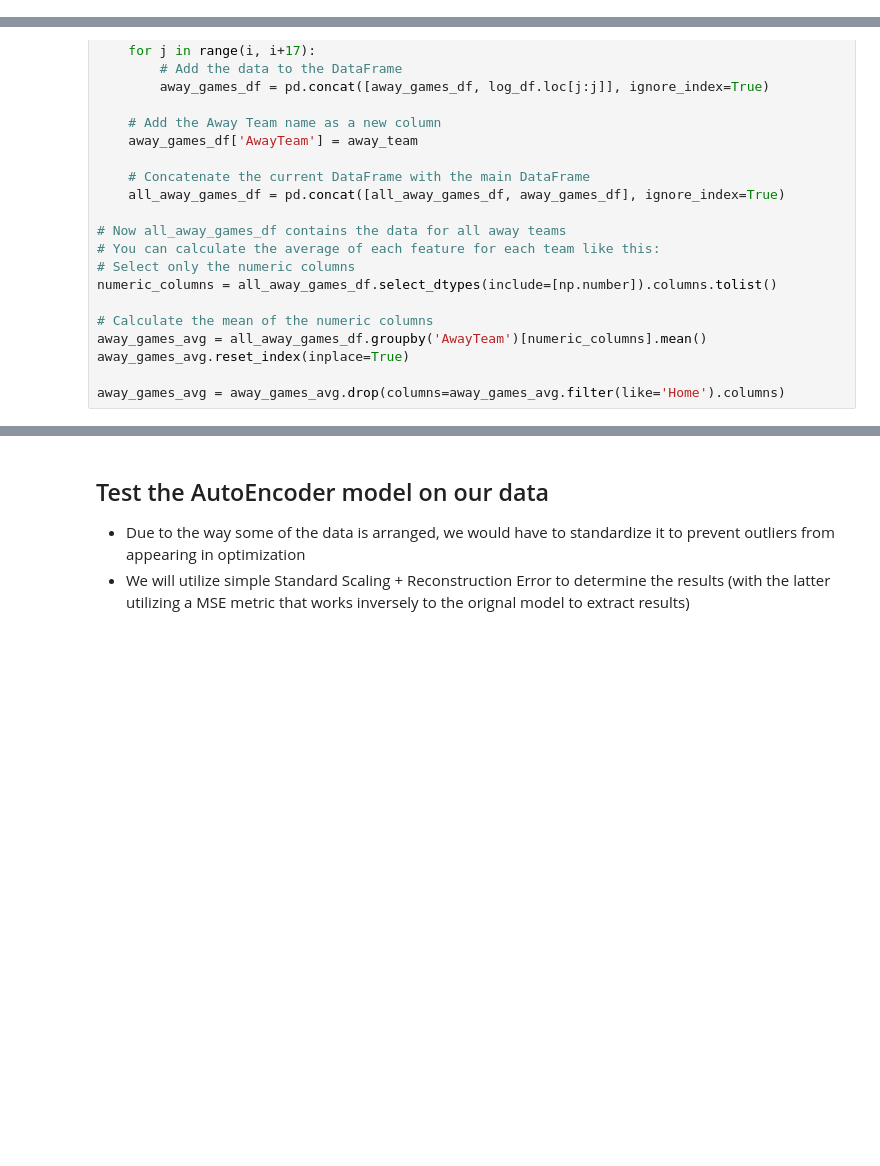
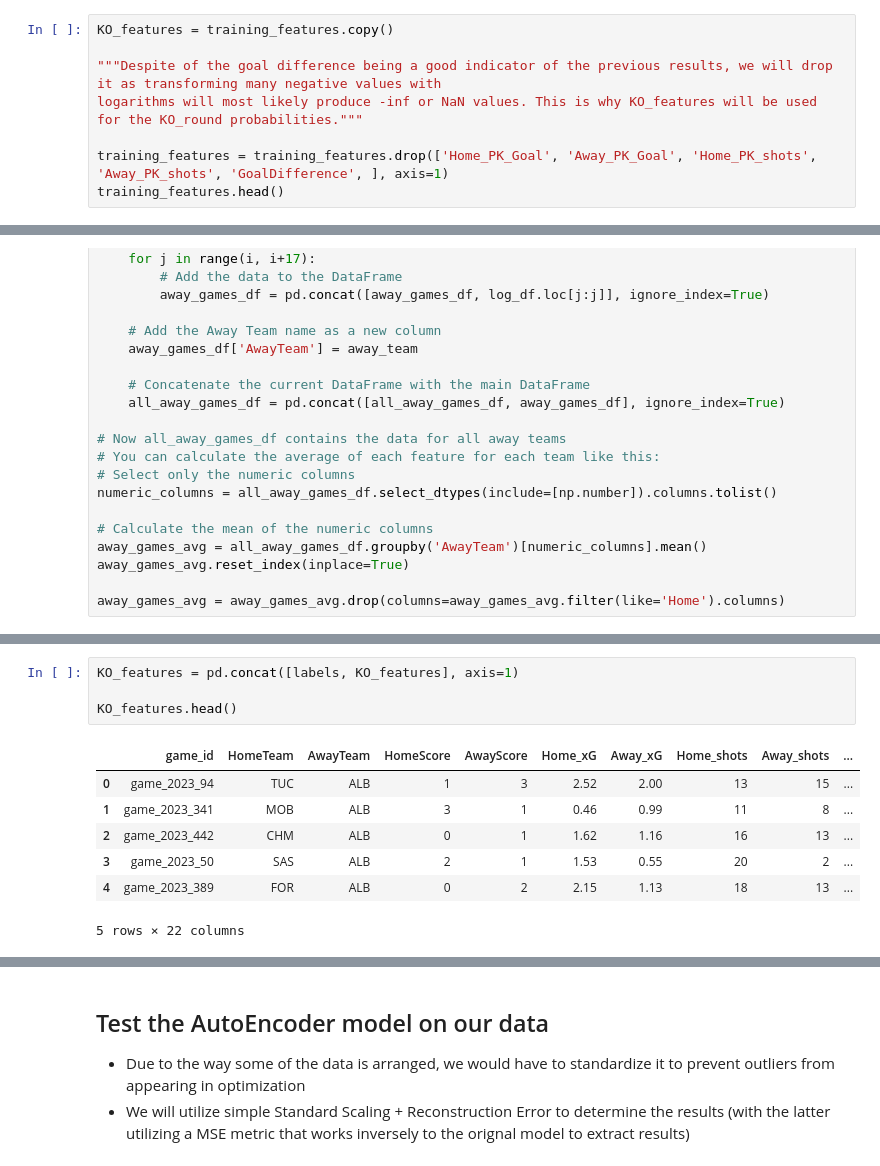
Before and after one commit to Aaryan-Patel2/SoccerPlayoffPredictions, a Jupyter notebook: main.ipynb, the cells around one changed output, grey strips where cells are left out. Cells and saved outputs as stored; diff of their text form; blank space fills up the shorter version.

```diff
--- a/main.ipynb
+++ b/main.ipynb
@@ -153,0 +148,8 @@ training_features.shape
+# %%
+KO_features = training_features.copy()
+
+"""Despite of the goal difference being a good indicator of the previous results, we will drop it as transforming many negative values with
+logarithms will most likely produce -inf or NaN values. This is why KO_features will be used for the KO_round probabilities."""
+
+training_features = training_features.drop(['Home_PK_Goal', 'Away_PK_Goal', 'Home_PK_shots', 'Away_PK_shots', 'GoalDifference', ], axis=1)
+training_features.head()
@@ -329,0 +354,12 @@ transformed_features.head()
+# %%
+KO_features = pd.concat([labels, KO_features], axis=1)
+
+KO_features.head()
+# %% [output]
+|  | game_id | HomeTeam | AwayTeam | HomeScore | AwayScore | Home_xG | Away_xG | Home_shots | Away_shots | ... |
+| 0 | game_2023_94 | TUC | ALB | 1 | 3 | 2.52 | 2.00 | 13 | 15 | ... |
+| 1 | game_2023_341 | MOB | ALB | 3 | 1 | 0.46 | 0.99 | 11 | 8 | ... |
+| 2 | game_2023_442 | CHM | ALB | 0 | 1 | 1.62 | 1.16 | 16 | 13 | ... |
+| 3 | game_2023_50 | SAS | ALB | 2 | 1 | 1.53 | 0.55 | 20 | 2 | ... |
+| 4 | game_2023_389 | FOR | ALB | 0 | 2 | 2.15 | 1.13 | 18 | 13 | ... |
+5 rows × 22 columns
```
Also changed, not shown: parts of 21 cells of this notebook.
